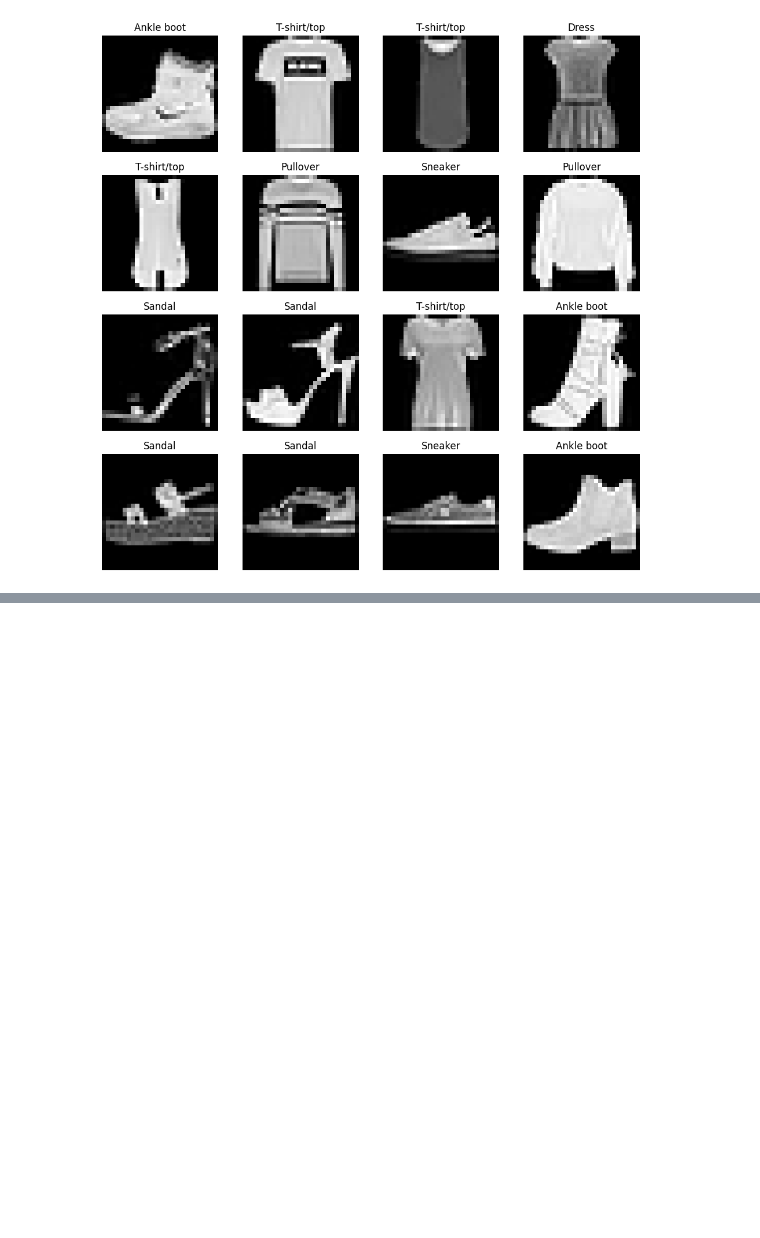
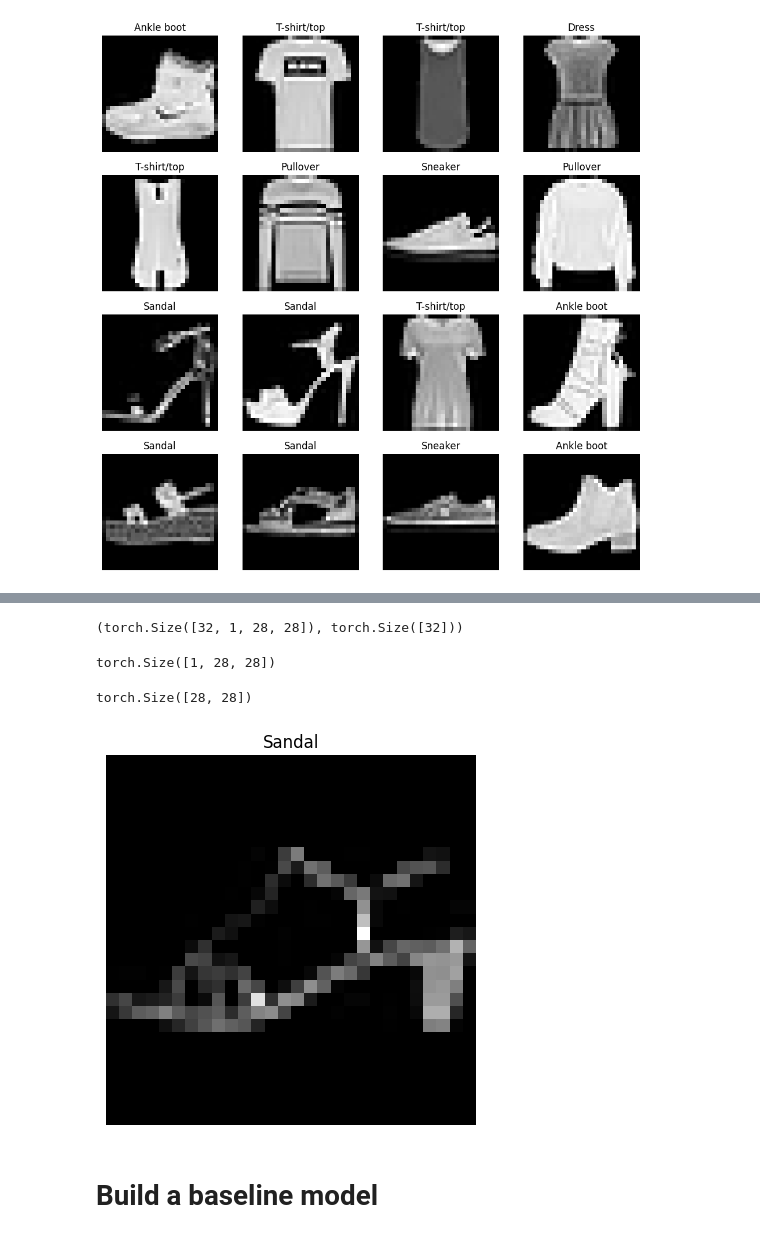
Before and after one commit to DinizMaths/PPGEEC2318_MACHINE_LEARNING, a Jupyter notebook: studies/pytorch/05_computer_vision.ipynb, the cells around one changed output, grey strips where cells are left out. Cells and saved outputs as stored; diff of their text form; code cells hidden in the pictures; blank space fills up the shorter version.

Commit message:
dataloaders

```diff
--- a/studies/pytorch/05_computer_vision.ipynb
+++ b/studies/pytorch/05_computer_vision.ipynb
@@ -106,0 +115,14 @@ for i in range(16):
+# %%
+train_dataloader = DataLoader(
+    train_data,
+    batch_size=BATCH_SIZE,
+    num_workers=4,
+    shuffle=True
+)
+
+test_dataloader = DataLoader(
+    test_data,
+    batch_size=BATCH_SIZE,
+    num_workers=4,
+    shuffle=False
+)
@@ -106,0 +142,28 @@ for i in range(16):
+# %%
+train_features_batch, train_labels_batch = next(iter(train_dataloader))
+
+train_features_batch.shape, train_labels_batch.shape
+# %% [output]
+(torch.Size([32, 1, 28, 28]), torch.Size([32]))
+# %%
+torch.manual_seed(42)
+rand_idx = torch.randint(0, len(train_features_batch), size=[1]).item()
+# %%
+img, label = train_features_batch[rand_idx], train_labels_batch[rand_idx]
+# %%
+img.shape
+# %% [output]
+torch.Size([1, 28, 28])
+# %%
+img.squeeze().shape
+# %% [output]
+torch.Size([28, 28])
+# %%
+plt.imshow(img.squeeze(), cmap='gray')
+plt.title(class_names[label.item()])
+plt.axis('off')
+plt.show()
+# %% [output]
+[figure, added]
+# %% [markdown]
+# Build a baseline model
```
Also changed, not shown: parts of 6 cells of this notebook.
